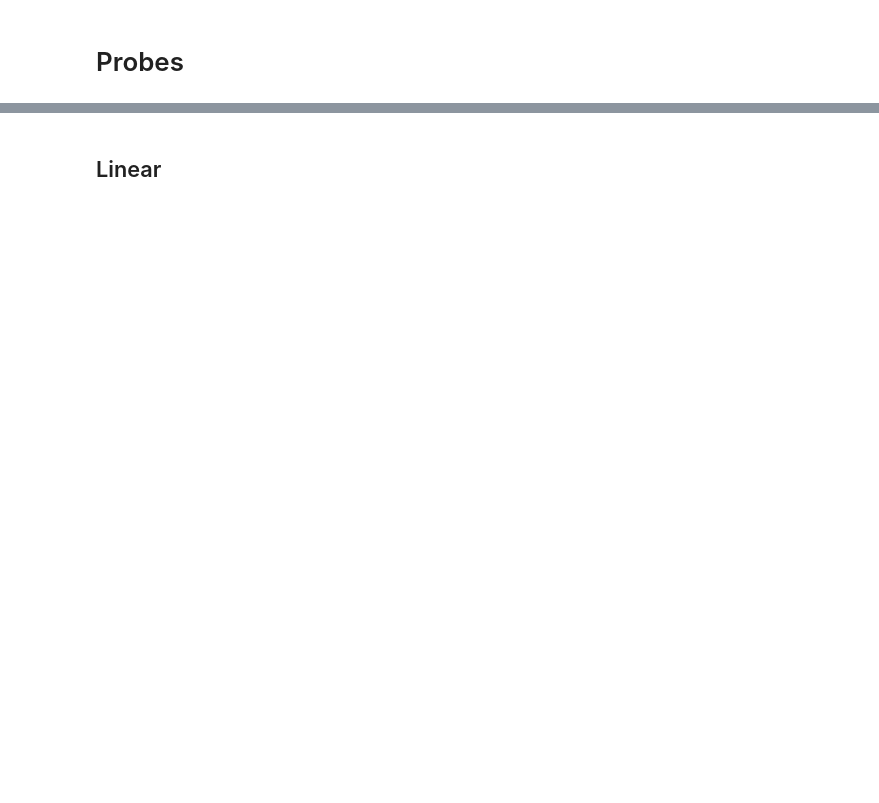
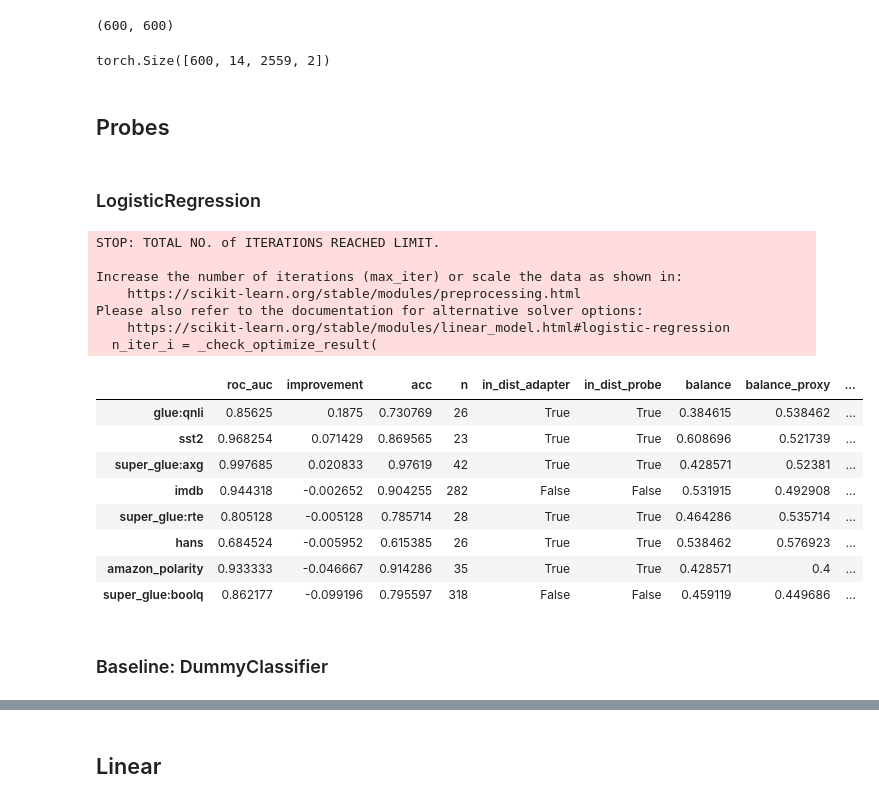
Before and after one commit to wassname/LoRA_are_lie_detectors, a Jupyter notebook: notebooks/10_compare_probes.ipynb, the cells around one changed output, grey strips where cells are left out. Cells and saved outputs as stored; diff of their text form; code cells hidden in the pictures; blank space fills up the shorter version.

```diff
--- a/notebooks/10_compare_probes.ipynb
+++ b/notebooks/10_compare_probes.ipynb
@@ -114,0 +194,14 @@ ds_out1, ds_out
+# %%
+ds_trainval = ds_known.filter(lambda example: example["ds_string_base"] in trainval_datasets)
+ds_test = ds_known.filter(lambda example: example["ds_string_base"] not in trainval_datasets)
+
+MAX_SAMPLES = min(len(ds_known), MAX_SAMPLES)
+ds_trainval = ds_trainval.select(range(MAX_SAMPLES))
+
+MAX_SAMPLES = min(len(ds_test), MAX_SAMPLES)
+ds_test = ds_test.select(range(MAX_SAMPLES))
+
+
+len(ds_trainval), len(ds_test)
+# %% [output]
+(600, 600)
@@ -114,0 +245,7 @@ ds_out1, ds_out
+# %%
+ds = ds_trainval
+x = torch.stack([ds['end_residual_stream_base'], ds['end_residual_stream_adapt']], -1)[:, SKIP::STIDE]
+y = ds2proxy(ds)
+x.shape
+# %% [output]
+torch.Size([600, 14, 2559, 2])
@@ -115,2 +346,2 @@ ds_out1, ds_out
 # %% [markdown]
-# Probes
+## Probes
@@ -129,0 +348,40 @@ from torch.utils.data import DataLoader, TensorDataset
+# %% [markdown]
+### LogisticRegression
+# %%
+from sklearn.linear_model import LogisticRegression
+from einops import rearrange
+
+class TorchLogisticRegression(LogisticRegression):
+
+    def fit(self, X_train, y_train, sample_weight = None, **kwargs):
+        X_train = rearrange(X_train, 'b l h v -> b (l h v)')
+        return super().fit(X_train.numpy(), y_train.numpy(), sample_weight)
+
+    def predict_proba(self, X):
+        X = rearrange(X, 'b l h v -> b (l h v)').numpy()
+        return torch.from_numpy(super().predict_proba(X)[:, 1])
+# %%
+model = TorchLogisticRegression(random_state=42,
+                                # max_iter=1000,
+                                 class_weight='balanced',)
+df_res = eval_ranking(model, ds_trainval, ds_test)
+df_res2 = analyze_dfres(df_res)
+# %% [output]
+STOP: TOTAL NO. of ITERATIONS REACHED LIMIT.
+
+Increase the number of iterations (max_iter) or scale the data as shown in:
+    https://scikit-learn.org/stable/modules/preprocessing.html
+Please also refer to the documentation for alternative solver options:
+    https://scikit-learn.org/stable/modules/linear_model.html#logistic-regression
+  n_iter_i = _check_optimize_result(
+|  | roc_auc | improvement | acc | n | in_dist_adapter | in_dist_probe | balance | balance_proxy | ... |
+| glue:qnli | 0.85625 | 0.1875 | 0.730769 | 26 | True | True | 0.384615 | 0.538462 | ... |
+| sst2 | 0.968254 | 0.071429 | 0.869565 | 23 | True | True | 0.608696 | 0.521739 | ... |
+| super_glue:axg | 0.997685 | 0.020833 | 0.97619 | 42 | True | True | 0.428571 | 0.52381 | ... |
+| imdb | 0.944318 | -0.002652 | 0.904255 | 282 | False | False | 0.531915 | 0.492908 | ... |
+| super_glue:rte | 0.805128 | -0.005128 | 0.785714 | 28 | True | True | 0.464286 | 0.535714 | ... |
+| hans | 0.684524 | -0.005952 | 0.615385 | 26 | True | True | 0.538462 | 0.576923 | ... |
+| amazon_polarity | 0.933333 | -0.046667 | 0.914286 | 35 | True | True | 0.428571 | 0.4 | ... |
+| super_glue:boolq | 0.862177 | -0.099196 | 0.795597 | 318 | False | False | 0.459119 | 0.449686 | ... |
+# %% [markdown]
+### Baseline: DummyClassifier
```
Also changed, not shown: parts of 63 cells of this notebook, 14 other files.
